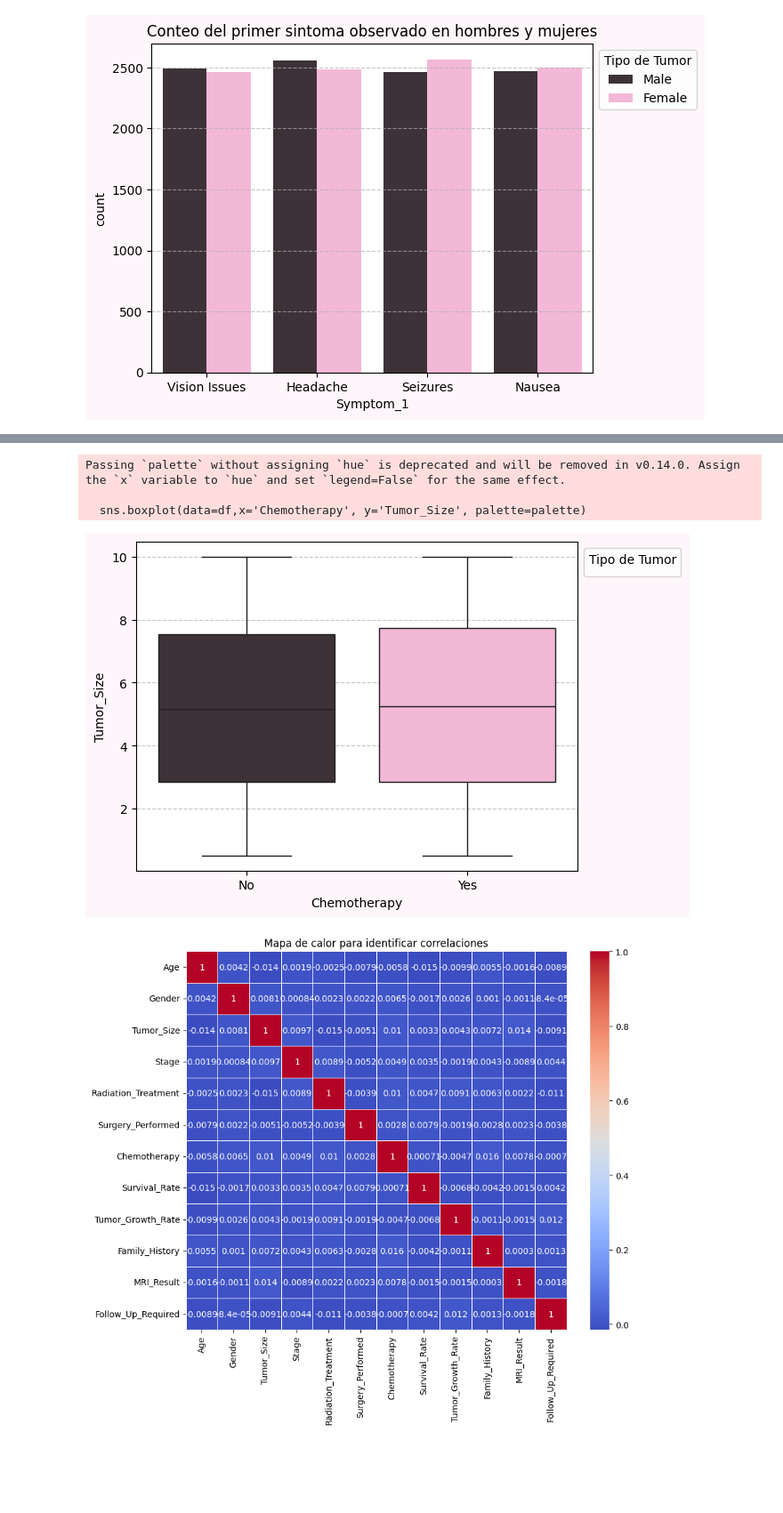
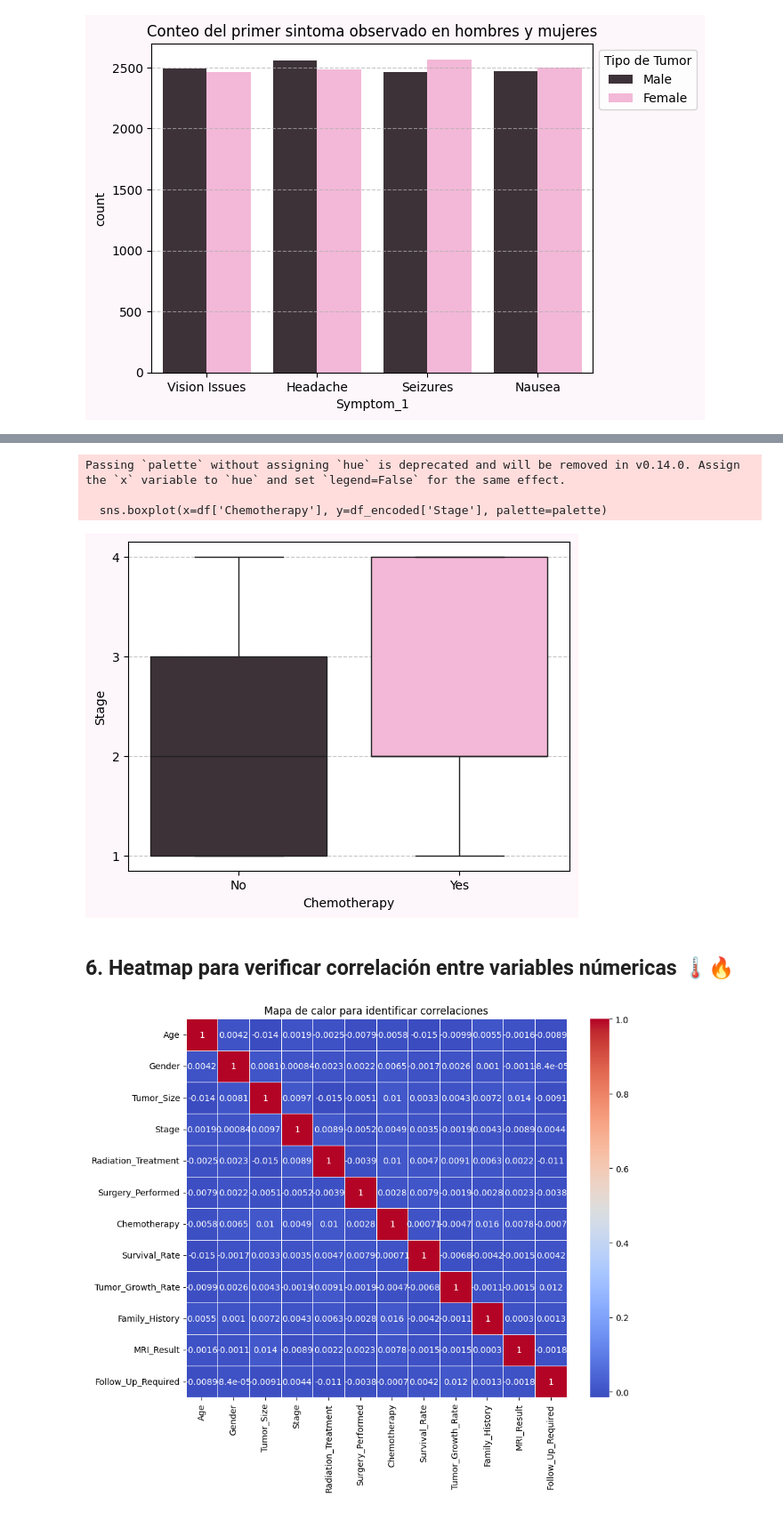
Before and after one commit to Federico-Vichachi/brain-tumor-analysis, a Jupyter notebook: notebooks/02_exploratory_data_analysis.ipynb, the cells around one changed output, grey strips where cells are left out. Shown at 89% size. Drawn from its saved outputs; the diff is of its cells as text; code cells hidden in the pictures; blank space fills up the shorter version.

```diff
--- a/notebooks/02_exploratory_data_analysis.ipynb
+++ b/notebooks/02_exploratory_data_analysis.ipynb
@@ -139,14 +142,16 @@ Passing `palette` without assigning `hue` is deprecated and will be removed in v
 # %%
-sns.boxplot(data=df,x='Chemotherapy', y='Tumor_Size', palette=palette)
-plt.legend(title='Tipo de Tumor', loc='upper left', bbox_to_anchor=(1, 1))
+sns.boxplot(x=df['Chemotherapy'], y=df_encoded['Stage'], palette=palette)
 plt.gcf().patch.set_facecolor(bg_color)
+plt.yticks(range(df_encoded['Stage'].min(), df_encoded['Stage'].max() + 1))
 plt.grid(axis='y', linestyle='--', alpha=0.7)
 plt.show()
 # %% [output]
 Passing `palette` without assigning `hue` is deprecated and will be removed in v0.14.0. Assign the `x` variable to `hue` and set `legend=False` for the same effect.
 
-  sns.boxplot(data=df,x='Chemotherapy', y='Tumor_Size', palette=palette)
+  sns.boxplot(x=df['Chemotherapy'], y=df_encoded['Stage'], palette=palette)
-[figure, old version]
+[figure, new version]
+# %% [markdown]
+## 6. Heatmap para verificar correlación entre variables númericas 🌡🔥
 # %%
 # 7. Correlation Heatmap
 plt.figure(figsize=(10, 8))
```
Also changed, not shown: parts of 11 cells of this notebook.
